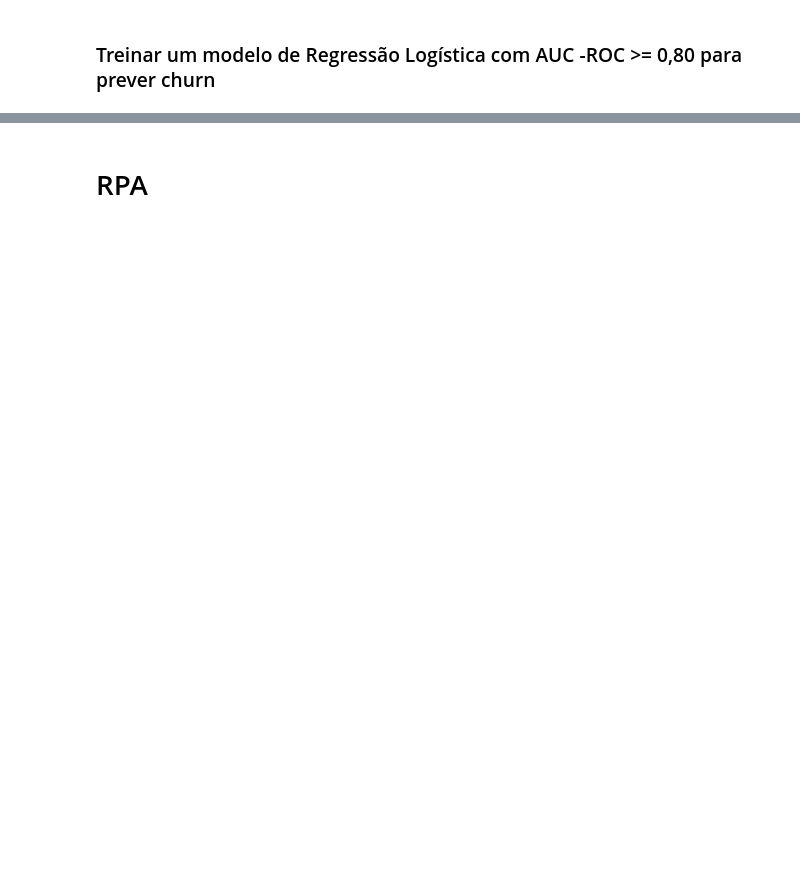
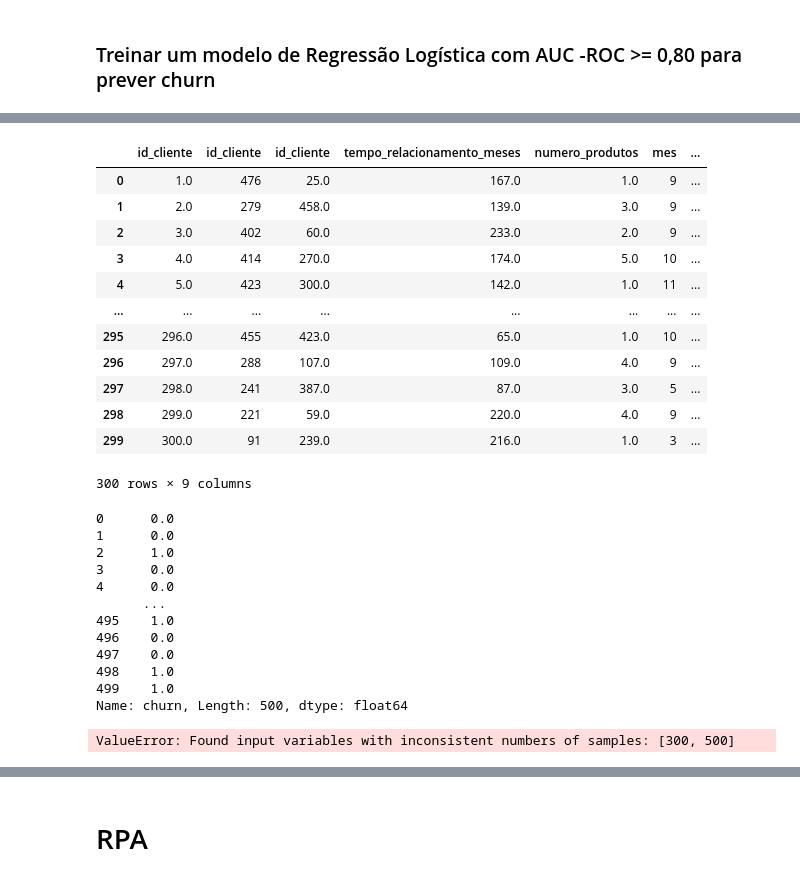
Before and after one commit to joasmarquesoliveira/Previs-o-de-Churn---Analise-de-Dados, a Jupyter notebook: app.ipynb, the cells around one changed output, grey strips where cells are left out. Cells and saved outputs as stored; diff of their text form; code cells hidden in the pictures; blank space fills up the shorter version.

```diff
--- a/app.ipynb
+++ b/app.ipynb
@@ -53,5 +88,8 @@ df_concatenado.loc[df_concatenado['quantidade_transacoes'] < 20, 'probabilidade'
 # Criando a coluna Churn binária (Target) baseada na probabilidade calculada
 # Isso garante que o target seja entre 15% e 20% conforme o requisito [cite: 21]
 df_concatenado['churn'] = (df_concatenado['probabilidade'] > 0.5).astype(int)
+# %%
+#Criando a coluna churn para o exemplo
+df_clientes['churn'] = np.random.choice([0, 1], size=500)
 # %%
 df_clientes.head()
@@ -107,12 +172,41 @@ df_concatenado.head()
 # %%
-x = df_concatenado[['id_cliente', 'tempo_relacionamento_meses', 'mes', 'numero_produtos', 'quantidade_transacoes', 'valor_total', 'resolvido']]
+x = df_concatenado[['id_cliente', 'tempo_relacionamento_meses', 'numero_produtos', 'mes', 'quantidade_transacoes', 'valor_total', 'resolvido']]
 y = df_concatenado['churn']
 # %%
-x = x.replace(np.nan, 0, inplace=True)
-y = y.replace(np.nan, 0, inplace=True)
+x = x.dropna()
+y = y.dropna()
 # %%
-x
+display(x)
+display(y)
+# %% [output]
+|  | id_cliente | id_cliente | id_cliente | tempo_relacionamento_meses | numero_produtos | mes | ... |
+| 0 | 1.0 | 476 | 25.0 | 167.0 | 1.0 | 9 | ... |
+| 1 | 2.0 | 279 | 458.0 | 139.0 | 3.0 | 9 | ... |
+| 2 | 3.0 | 402 | 60.0 | 233.0 | 2.0 | 9 | ... |
+| 3 | 4.0 | 414 | 270.0 | 174.0 | 5.0 | 10 | ... |
+| 4 | 5.0 | 423 | 300.0 | 142.0 | 1.0 | 11 | ... |
+| ... | ... | ... | ... | ... | ... | ... | ... |
+| 295 | 296.0 | 455 | 423.0 | 65.0 | 1.0 | 10 | ... |
+| 296 | 297.0 | 288 | 107.0 | 109.0 | 4.0 | 9 | ... |
+| 297 | 298.0 | 241 | 387.0 | 87.0 | 3.0 | 5 | ... |
+| 298 | 299.0 | 221 | 59.0 | 220.0 | 4.0 | 9 | ... |
+| 299 | 300.0 | 91 | 239.0 | 216.0 | 1.0 | 3 | ... |
+300 rows × 9 columns
+0      0.0
+1      0.0
+2      1.0
+3      0.0
+4      0.0
+      ...
+495    1.0
+496    0.0
+497    0.0
+498    1.0
+499    1.0
+Name: churn, Length: 500, dtype: float64
 # %%
 x_train, x_test, y_train, y_test = train_test_split(x, y, test_size=0.2, random_state=42)
+# %% [output]
+ValueError: Found input variables with inconsistent numbers of samples: [300, 500]
 # %%
 x_train
```
Also changed, not shown: parts of 12 cells of this notebook.
